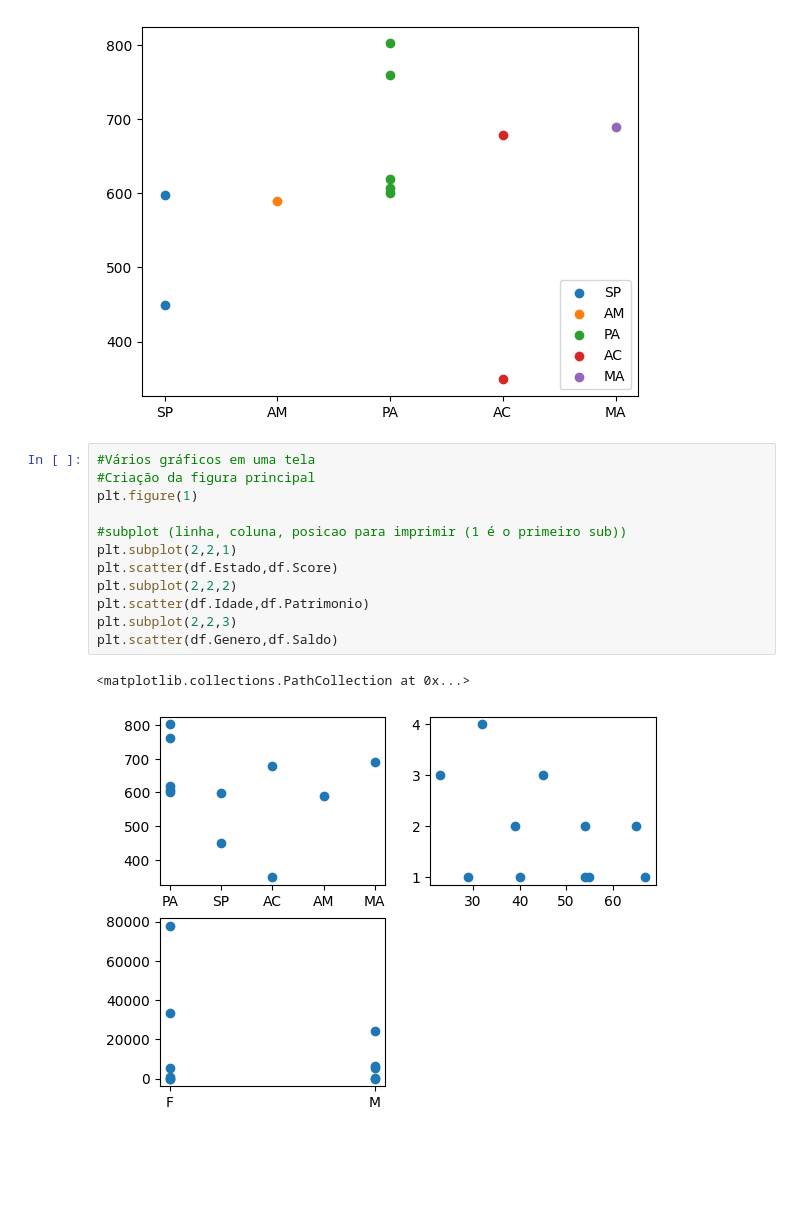
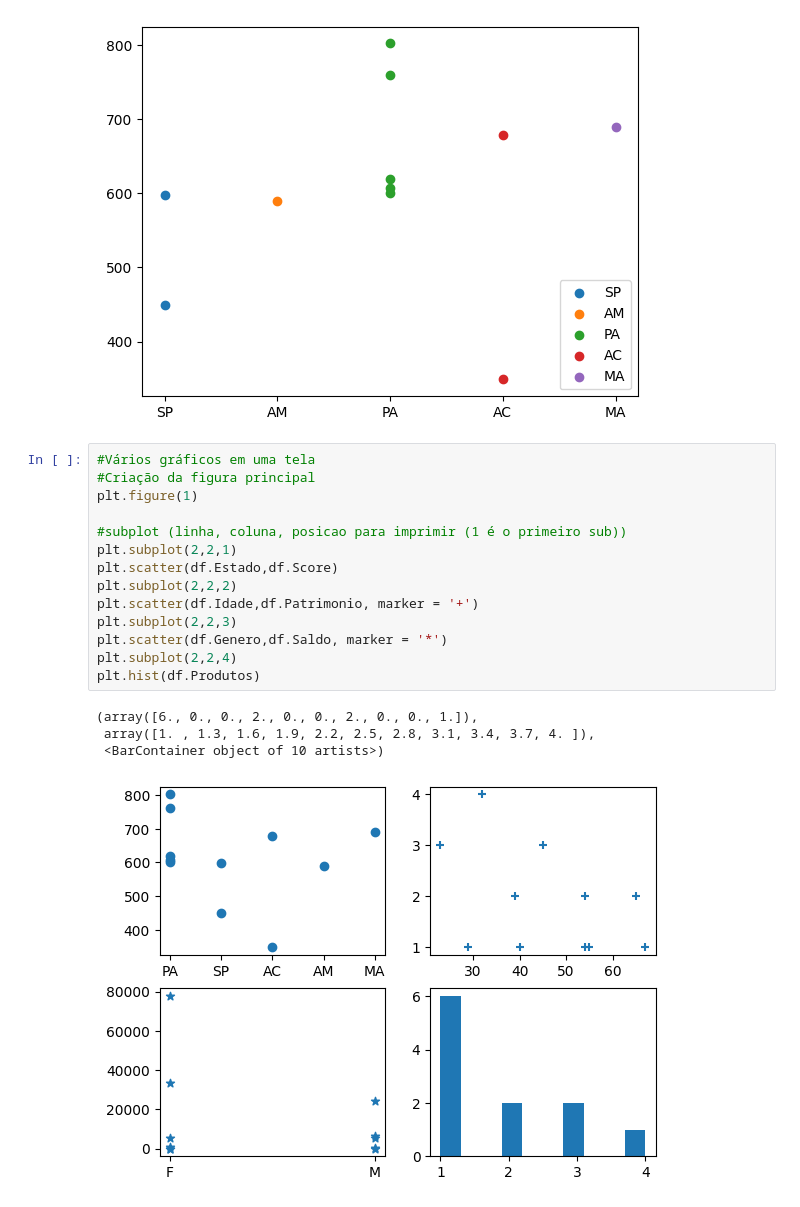
Before and after one commit to renatarep-ad/AD_pandas_exemplos, a Jupyter notebook: analise_exploratoria.ipynb, the cells around one changed output. Drawn from its saved outputs; the diff is of its cells as text; blank space fills up the shorter version.

```diff
--- a/analise_exploratoria.ipynb
+++ b/analise_exploratoria.ipynb
@@ -329,15 +329,19 @@ plt.legend(loc = 'lower right')
 # %%
 #Vários gráficos em uma tela
 #Criação da figura principal
 plt.figure(1)
 
 #subplot (linha, coluna, posicao para imprimir (1 é o primeiro sub))
 plt.subplot(2,2,1)
 plt.scatter(df.Estado,df.Score)
 plt.subplot(2,2,2)
-plt.scatter(df.Idade,df.Patrimonio)
+plt.scatter(df.Idade,df.Patrimonio, marker = '+')
 plt.subplot(2,2,3)
-plt.scatter(df.Genero,df.Saldo)
+plt.scatter(df.Genero,df.Saldo, marker = '*')
+plt.subplot(2,2,4)
+plt.hist(df.Produtos)
 # %% [output]
-<matplotlib.collections.PathCollection at 0x...>
+(array([6., 0., 0., 2., 0., 0., 2., 0., 0., 1.]),
+ array([1. , 1.3, 1.6, 1.9, 2.2, 2.5, 2.8, 3.1, 3.4, 3.7, 4. ]),
+ <BarContainer object of 10 artists>)
-[figure, old version]
+[figure, new version]
```
Also changed, not shown: parts of 5 cells of this notebook.
